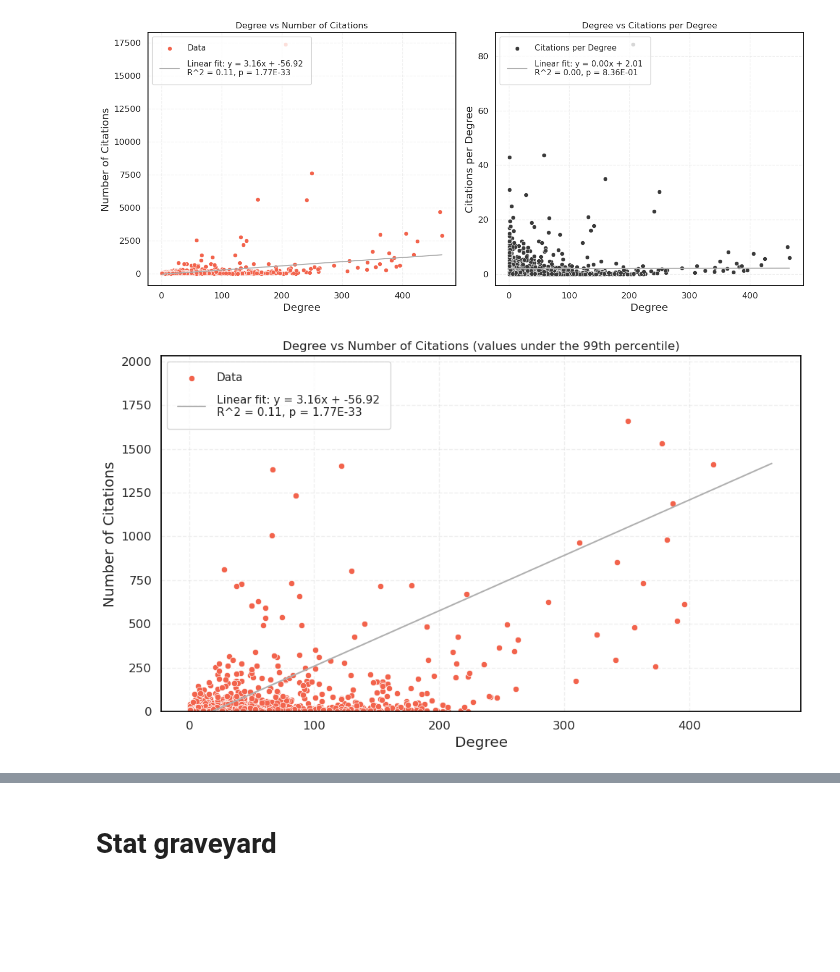
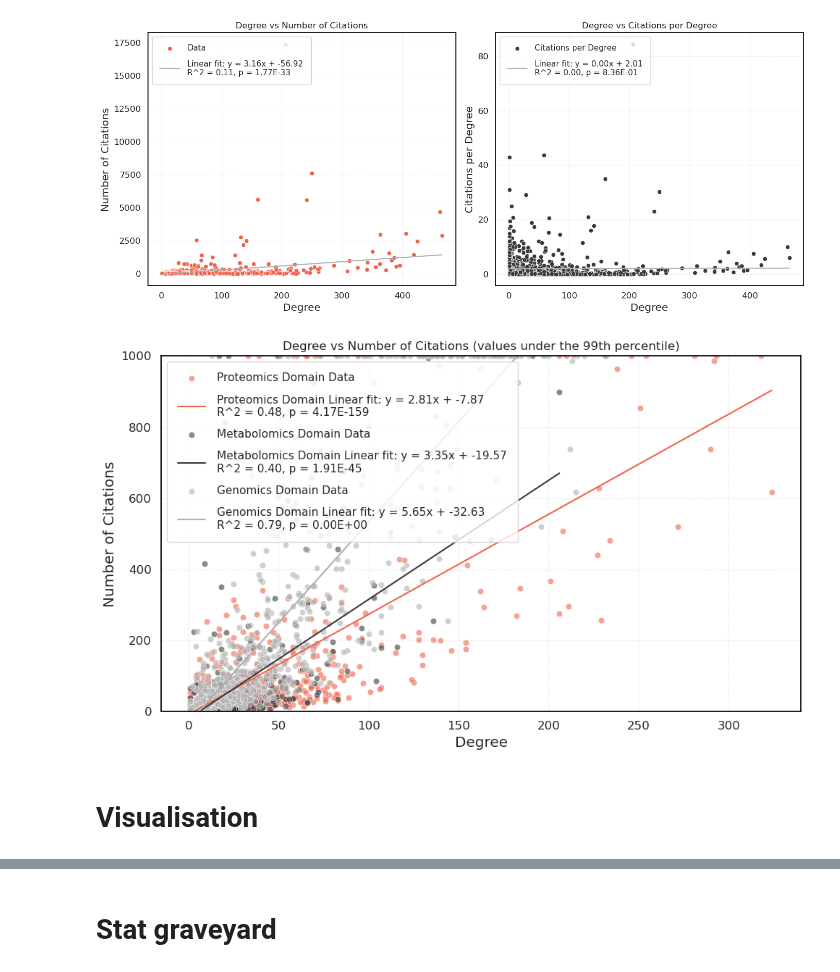
Before and after one commit to Workflomics/pubmetric, a Jupyter notebook: dev-viz-notebooks/graph_statistics.ipynb, the cells around one changed output, grey strips where cells are left out. Saved outputs shown, nothing was run; the diff lists cells and outputs as text; code cells hidden in the pictures; blank space fills up the shorter version.

```diff
--- a/dev-viz-notebooks/graph_statistics.ipynb
+++ b/dev-viz-notebooks/graph_statistics.ipynb
@@ -18,11 +22,11 @@ import pubmetric.network as nw
 # %%
-proteomics_path = '../out/out_20240813221610'
+proteomics_path = '../out/out_20240814142510'
 proteomics_graph = asyncio.run(nw.create_network(inpath=proteomics_path, load_graph=True))
 
-metabolomics_path = '../out/out_20240813223049'
+metabolomics_path = '../out/out_20240814143203'
 metabolomics_graph = asyncio.run(nw.create_network(inpath=metabolomics_path, load_graph=True))
 
-genomics_path = '../out/out_20240813220201'
+genomics_path = '../out/out_20240814150930'
 genomics_graph = asyncio.run(nw.create_network(inpath=genomics_path, load_graph=True))
 
 graph_list = [proteomics_graph, metabolomics_graph, genomics_graph]
@@ -46,2 +56,0 @@ Max edge weight shows the strongest co-citation relationships. Average degree in
-# %%
-proteomics_graph["creation_date"] = datetime.now()
@@ -230,19 +228,19 @@ plt.show()
 # %%
-# now same thing for degrees
-degrees = [vs.degree() for vs in loaded_graph.vs]
+# now same thing for degrees, but just one ex
+degrees = [vs.degree() for vs in proteomics_graph.vs]
 
-slope, intercept, r_value, p_value, std_err = linregress(degrees, citations)
+slope, intercept, r_value, p_value, std_err = linregress(degrees, citations_list[0])
 line = slope * np.array(degrees) + intercept
 
 # Calculate citations divided by degrees to compare with
-citations_divided_by_degrees = [citation / degree if degree > 0 else citation for citation, degree in zip(citations, degrees)]
+citations_divided_by_degrees = [citation / degree if degree > 0 else citation for citation, degree in zip(citations_list[0], degrees)]
 
 slope_div, intercept_div, r_value_div, p_value_div, std_err_div = linregress(degrees, citations_divided_by_degrees)
 line_div = slope_div * np.array(degrees) + intercept_div
 
 fig, axes = plt.subplots(1, 2, figsize=(14, 6))
 
-sns.scatterplot(x=degrees, y=citations, ax=axes[0], label='Data', color=palette[0])
+sns.scatterplot(x=degrees, y=citations_list[0], ax=axes[0], label='Data', color=palette[0])
 sns.lineplot(x=degrees, y=line, ax=axes[0], label=f'Linear fit: y = {slope:.2f}x + {intercept:.2f}\n'
                                                 f'R^2 = {r_value**2:.2f}, p = {p_value:.2E}', color=palette[2])
 axes[0].set_title('Degree vs Number of Citations')
@@ -263,29 +261,28 @@ plt.show()
 # %% [output]
 [figure]
 # %%
-degrees = [vs.degree() for vs in loaded_graph.vs]
 
-# Perform linear regression to get the approximate line
-slope, intercept, r_value, p_value, std_err = linregress(degrees, citations)
-line = slope * np.array(degrees) + intercept
+plt.figure(figsize=(10, 6))
 
-data = pd.DataFrame({'degree': degrees, 'citation': citations})
-# mean_citations = data.groupby('degree')['citation'].mean().reset_index()
+for i, graph in enumerate(graph_list):
+    degrees = [vs.degree() for vs in graph.vs]
+    citations = [vs['nr_citations'] for vs in graph.vs]
+    slope, intercept, r_value, p_value, std_err = linregress(degrees, citations)
+    line = slope * np.array(degrees) + intercept
+    sns.scatterplot(x=degrees, y=citations, label=f'{graph_name_list[i]} Data', color=palette[i], alpha=0.6)
+    sns.lineplot(x=degrees, y=line, label=f'{graph_name_list[i]} Linear fit: y = {slope:.2f}x + {intercept:.2f}\n'
+                                          f'R^2 = {r_value**2:.2f}, p = {p_value:.2E}', color=palette[i])
 
-
-
-sns.scatterplot(x=degrees, y=citations, label='Data', color=palette[0])
-# sns.lineplot(x=mean_citations['degree'], y=mean_citations['citation'], marker='D', label='Mean Citations per Degree', color=palette[1])
-sns.lineplot(x=degrees, y=line, label=f'Linear fit: y = {slope:.2f}x + {intercept:.2f}\n'
-                                                f'R^2 = {r_value**2:.2f}, p = {p_value:.2E}', color=palette[2])
 plt.title('Degree vs Number of Citations (values under the 99th percentile)')
 plt.xlabel('Degree')
 plt.ylabel('Number of Citations')
-plt.ylim(bottom=0, top=np.percentile(citations, 99))  # Cutting off the top to see the line better
+
+plt.ylim(bottom=0, top=np.percentile(citations, 99))
+
 plt.legend()
 plt.tight_layout()
-
-# Show plot
 plt.show()
 # %% [output]
-[figure, old version]
+[figure, new version]
+# %% [markdown]
+# Visualisation
```
Also changed, not shown: parts of 12 cells of this notebook, 5 other files.
